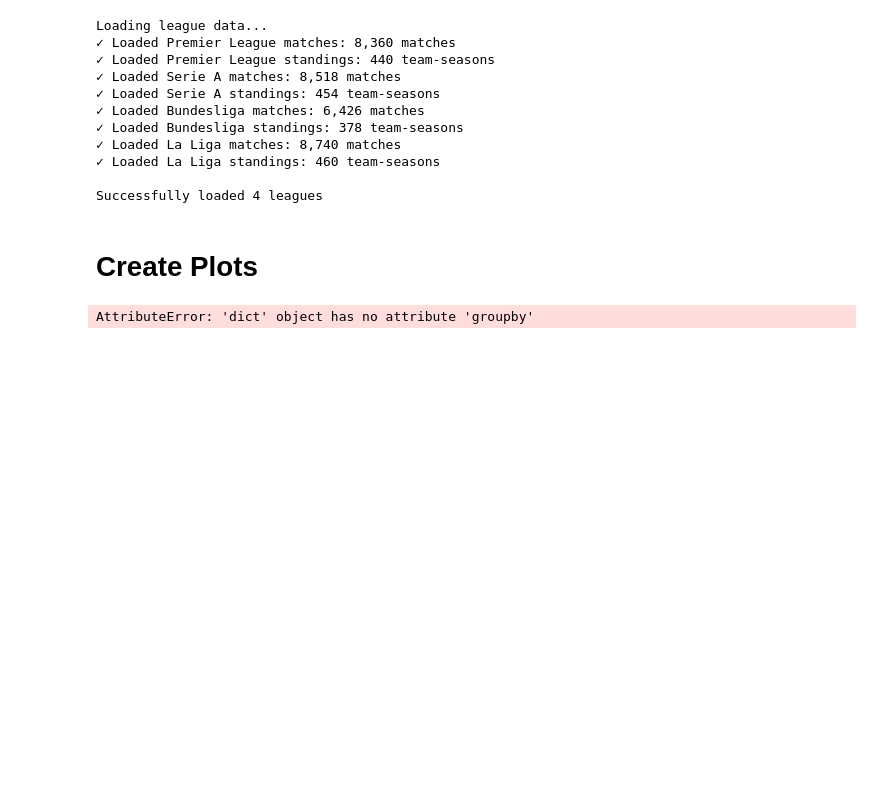
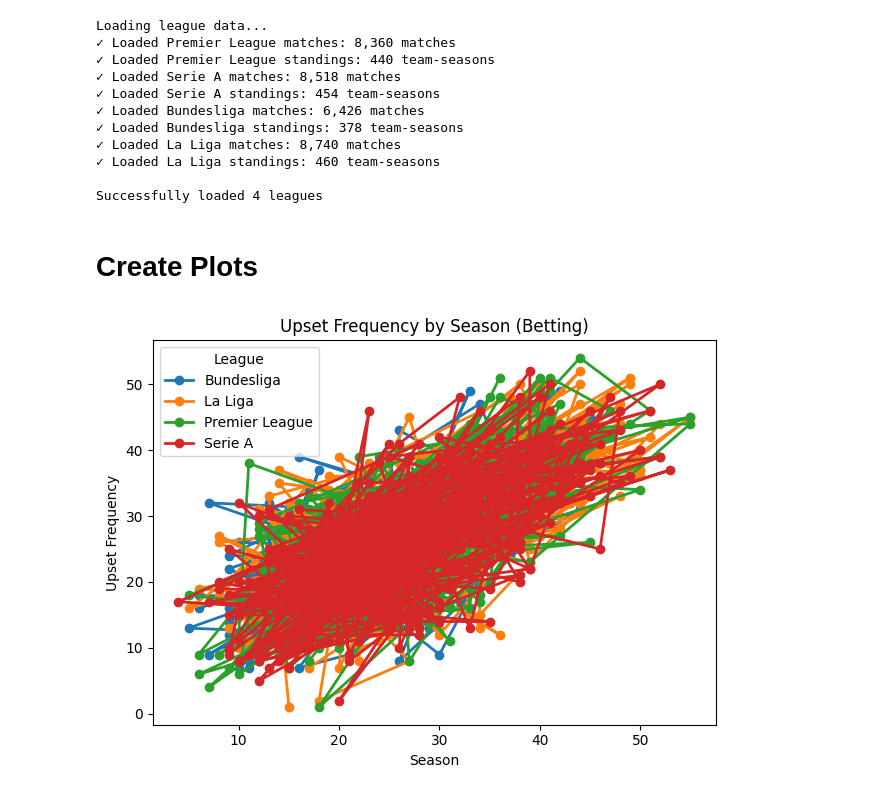
Before and after one commit to mikeyautorino2/skillvsluck, a Jupyter notebook: data/european_soccer/code/correlations.ipynb, the cells around one changed output. Cells and saved outputs as stored; diff of their text form; code cells hidden in the pictures; blank space fills up the shorter version.

```diff
--- a/data/european_soccer/code/correlations.ipynb
+++ b/data/european_soccer/code/correlations.ipynb
@@ -126,22 +126,21 @@ allleagues.to_csv("correlation_metrics.csv", index=False)
 # %%
 allleagues = pd.read_csv("/Users/joeyli/skillvsluck/data/european_soccer/csv/analysis/correlation_metrics.csv")
 
 ax = None
 
-for league in combined_seasonal.groupby("league"):
+for league , df in allleagues.groupby("league"):
     ax = df.plot(
-        x="season", y="upset_frequency", kind="line", ax=ax, label=league, marker='o',          # circle marker
-        linestyle='-',       # line between points
+        x="first_half_goals", y="second_half_goals", kind="line", ax=ax, label=league, marker='o',          # circle marker
         markersize=6,        # size of dots
         linewidth=2
 
     )
 
 plt.title("Upset Frequency by Season (Betting)")
 plt.xlabel("Season")
 plt.ylabel("Upset Frequency")
 plt.legend(title="League")
 plt.tight_layout()
 plt.savefig("betting_combined_line_upset_freq.png")
 # %% [output]
-AttributeError: 'dict' object has no attribute 'groupby'
+[figure, added]
```
Also changed, not shown: 1 other file.
